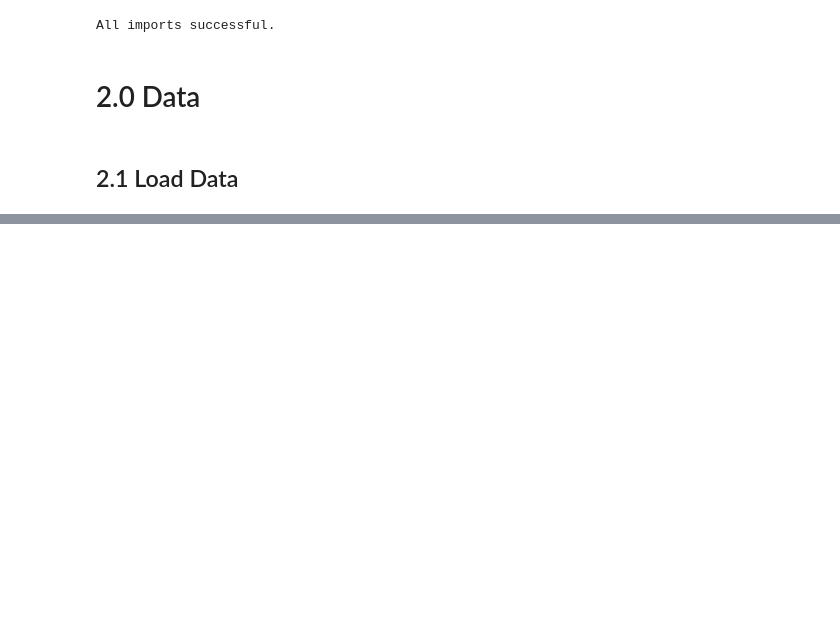
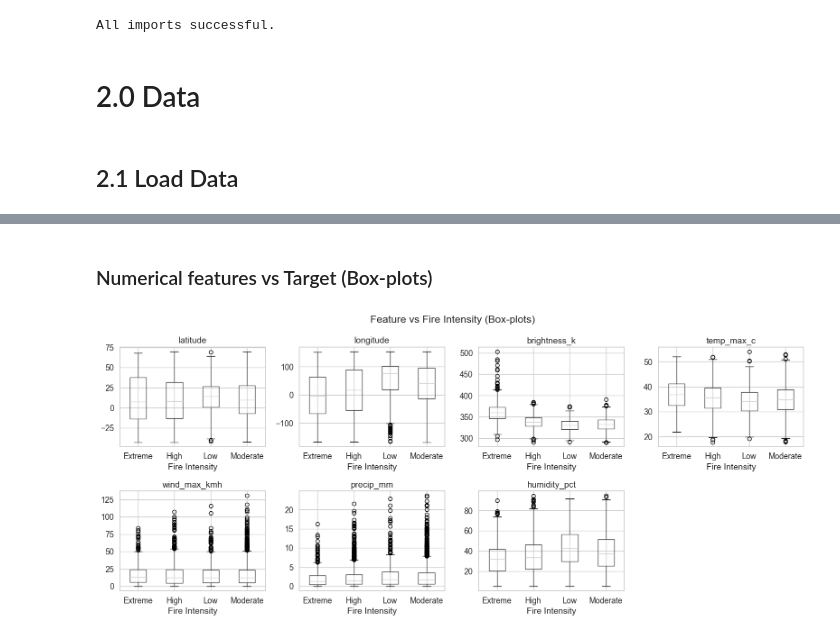
Before and after one commit to wadamiru/manual-ml, a Jupyter notebook: ML-A2/project_wildfire.ipynb, the cells around one changed output, grey strips where cells are left out. Drawn from its saved outputs; the diff is of its cells as text; code cells hidden in the pictures; blank space fills up the shorter version.

```diff
--- a/ML-A2/project_wildfire.ipynb
+++ b/ML-A2/project_wildfire.ipynb
@@ -95,0 +252,17 @@ train_df.head(3)
+# %% [markdown]
+### Numerical features vs Target (Box-plots)
+# %%
+fig, axes = plt.subplots(2, 4, figsize=(16, 7))
+axes = axes.flatten()
+for i, col in enumerate(num_cols):
+    df_tr.boxplot(column=col, by='fire_intensity', ax=axes[i])
+    axes[i].set_title(col)
+    axes[i].set_xlabel('Fire Intensity')
+axes[-1].set_visible(False)
+plt.suptitle('Feature vs Fire Intensity (Box-plots)')
+plt.tight_layout()
+plt.show()
+
+# NOTE: The intensities go from Extreme -> High -> Low --then--> Moderate
+# %% [output]
+[figure, added]
```
Also changed, not shown: parts of 24 cells of this notebook, 1 other file.
